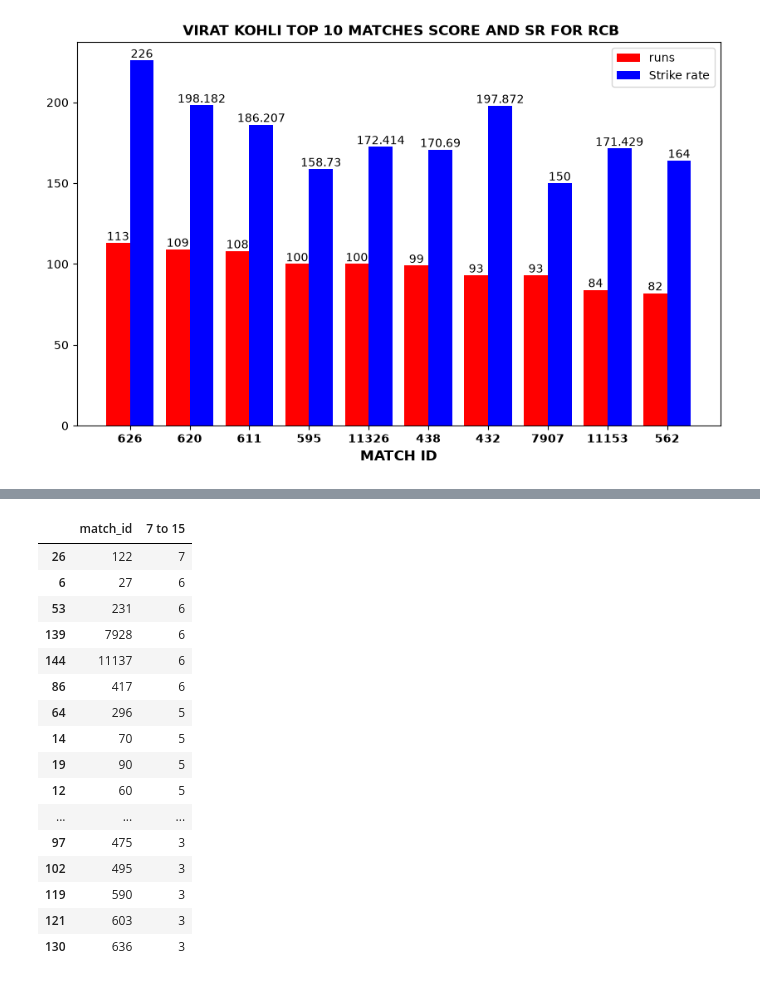
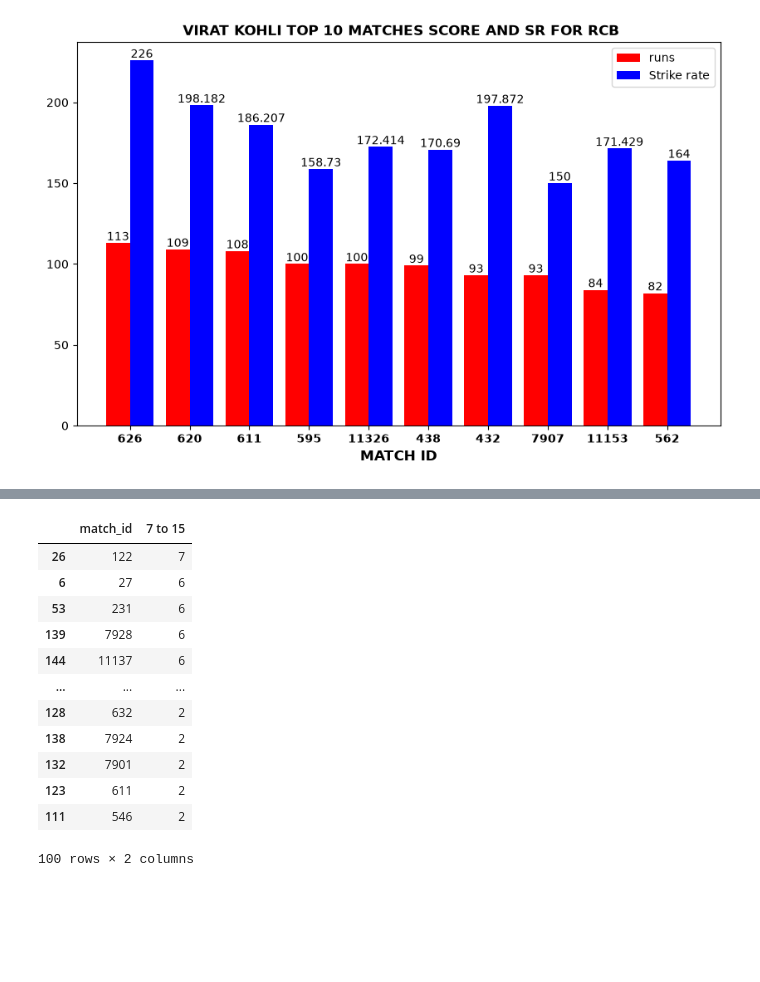
Before and after one commit to Prince-chaubey9/EDA-project, a Jupyter notebook: ipl/ipl_data.ipynb, the cells around one changed output, grey strips where cells are left out. Saved outputs shown, nothing was run; the diff lists cells and outputs as text; code cells hidden in the pictures; blank space fills up the shorter version.

```diff
--- a/ipl/ipl_data.ipynb
+++ b/ipl/ipl_data.ipynb
@@ -416,29 +412,25 @@ RCB_first6
 # %%
 # wicket loos in 7 to 15 over
 RCB_first15= RCB[(RCB['over']>6) & (RCB['over']<=15)]
 RCB_first15= RCB_first15.groupby('match_id')['player_dismissed'].count()
 RCB_first15=pd.DataFrame(RCB_first15)
-RCB_first15=RCB_first15.reset_index().sort_values('player_dismissed',ascending=False).head(50)
+RCB_first15=RCB_first15.reset_index().sort_values('player_dismissed',ascending=False).head(100)
 RCB_first15= RCB_first15.rename(columns={'player_dismissed':'7 to 15'})
 RCB_first15
 # %% [output]
 |  | match_id | 7 to 15 |
 | 26 | 122 | 7 |
 | 6 | 27 | 6 |
 | 53 | 231 | 6 |
 | 139 | 7928 | 6 |
 | 144 | 11137 | 6 |
-| 86 | 417 | 6 |
-| 64 | 296 | 5 |
-| 14 | 70 | 5 |
-| 19 | 90 | 5 |
-| 12 | 60 | 5 |
 | ... | ... | ... |
-| 97 | 475 | 3 |
-| 102 | 495 | 3 |
-| 119 | 590 | 3 |
-| 121 | 603 | 3 |
-| 130 | 636 | 3 |
+| 128 | 632 | 2 |
+| 138 | 7924 | 2 |
+| 132 | 7901 | 2 |
+| 123 | 611 | 2 |
+| 111 | 546 | 2 |
+100 rows × 2 columns
 # %%
 # last  5 overs
 
```
Also changed, not shown: parts of 7 cells of this notebook, 1 other file.
